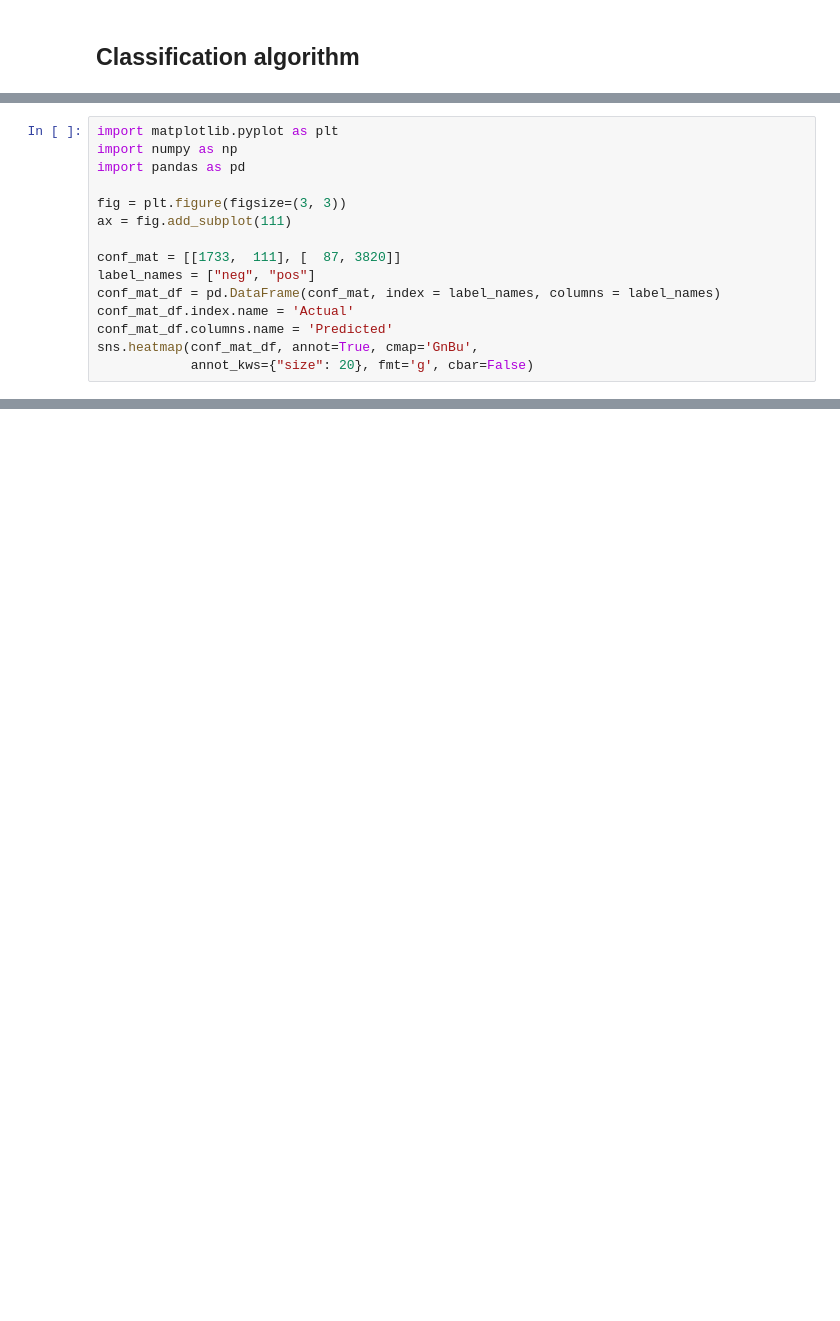
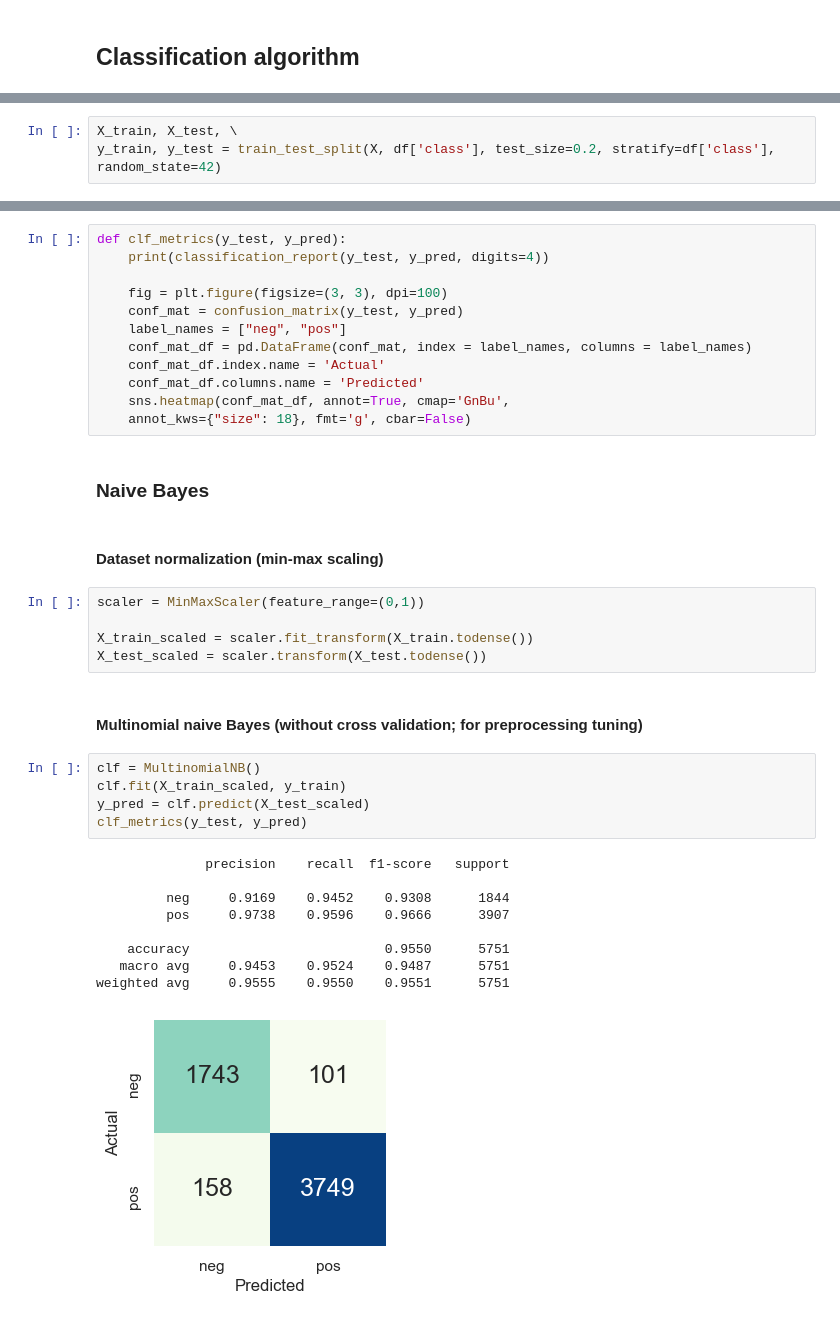
Before and after one commit to manuelemacchia/hotel-sentiment-analysis, a Jupyter notebook: classifier.ipynb, the cells around one changed output, grey strips where cells are left out. Cells and saved outputs as stored; diff of their text form; blank space fills up the shorter version.

```diff
--- a/classifier.ipynb
+++ b/classifier.ipynb
@@ -354,15 +269,0 @@ print(confusion_matrix(y_test, y_pred))
-# %%
-import matplotlib.pyplot as plt
-import numpy as np
-import pandas as pd
-
-fig = plt.figure(figsize=(3, 3))
-ax = fig.add_subplot(111)
-
-conf_mat = [[1733,  111], [  87, 3820]]
-label_names = ["neg", "pos"]
-conf_mat_df = pd.DataFrame(conf_mat, index = label_names, columns = label_names)
-conf_mat_df.index.name = 'Actual'
-conf_mat_df.columns.name = 'Predicted'
-sns.heatmap(conf_mat_df, annot=True, cmap='GnBu',
-            annot_kws={"size": 20}, fmt='g', cbar=False)
@@ -388,0 +272,3 @@ pd.DataFrame({'Id': range(0, len(y_pred)), 'Predicted': y_pred}).to_csv('predict
+# %%
+X_train, X_test, \
+y_train, y_test = train_test_split(X, df['class'], test_size=0.2, stratify=df['class'], random_state=42)
@@ -388,0 +279,38 @@ pd.DataFrame({'Id': range(0, len(y_pred)), 'Predicted': y_pred}).to_csv('predict
+# %%
+def clf_metrics(y_test, y_pred):
+    print(classification_report(y_test, y_pred, digits=4))
+
+    fig = plt.figure(figsize=(3, 3), dpi=100)
+    conf_mat = confusion_matrix(y_test, y_pred)
+    label_names = ["neg", "pos"]
+    conf_mat_df = pd.DataFrame(conf_mat, index = label_names, columns = label_names)
+    conf_mat_df.index.name = 'Actual'
+    conf_mat_df.columns.name = 'Predicted'
+    sns.heatmap(conf_mat_df, annot=True, cmap='GnBu',
+    annot_kws={"size": 18}, fmt='g', cbar=False)
+# %% [markdown]
+### Naive Bayes
+# %% [markdown]
+#### Dataset normalization (min-max scaling)
+# %%
+scaler = MinMaxScaler(feature_range=(0,1))
+
+X_train_scaled = scaler.fit_transform(X_train.todense())
+X_test_scaled = scaler.transform(X_test.todense())
+# %% [markdown]
+#### Multinomial naive Bayes (without cross validation; for preprocessing tuning)
+# %%
+clf = MultinomialNB()
+clf.fit(X_train_scaled, y_train)
+y_pred = clf.predict(X_test_scaled)
+clf_metrics(y_test, y_pred)
+# %% [output]
+              precision    recall  f1-score   support
+
+         neg     0.9169    0.9452    0.9308      1844
+         pos     0.9738    0.9596    0.9666      3907
+
+    accuracy                         0.9550      5751
+   macro avg     0.9453    0.9524    0.9487      5751
+weighted avg     0.9555    0.9550    0.9551      5751
+[figure, added]
```
Also changed, not shown: parts of 45 cells of this notebook.
